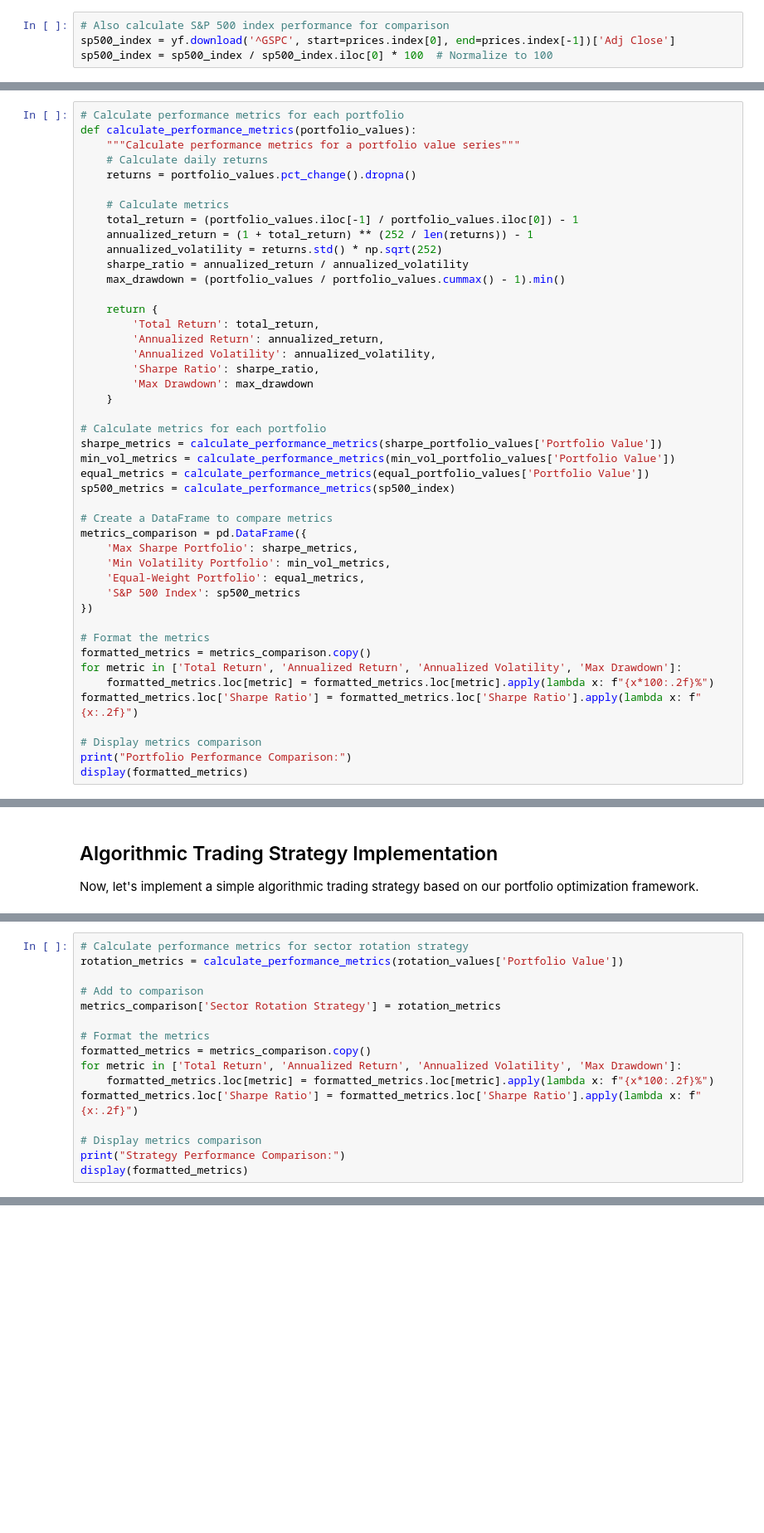
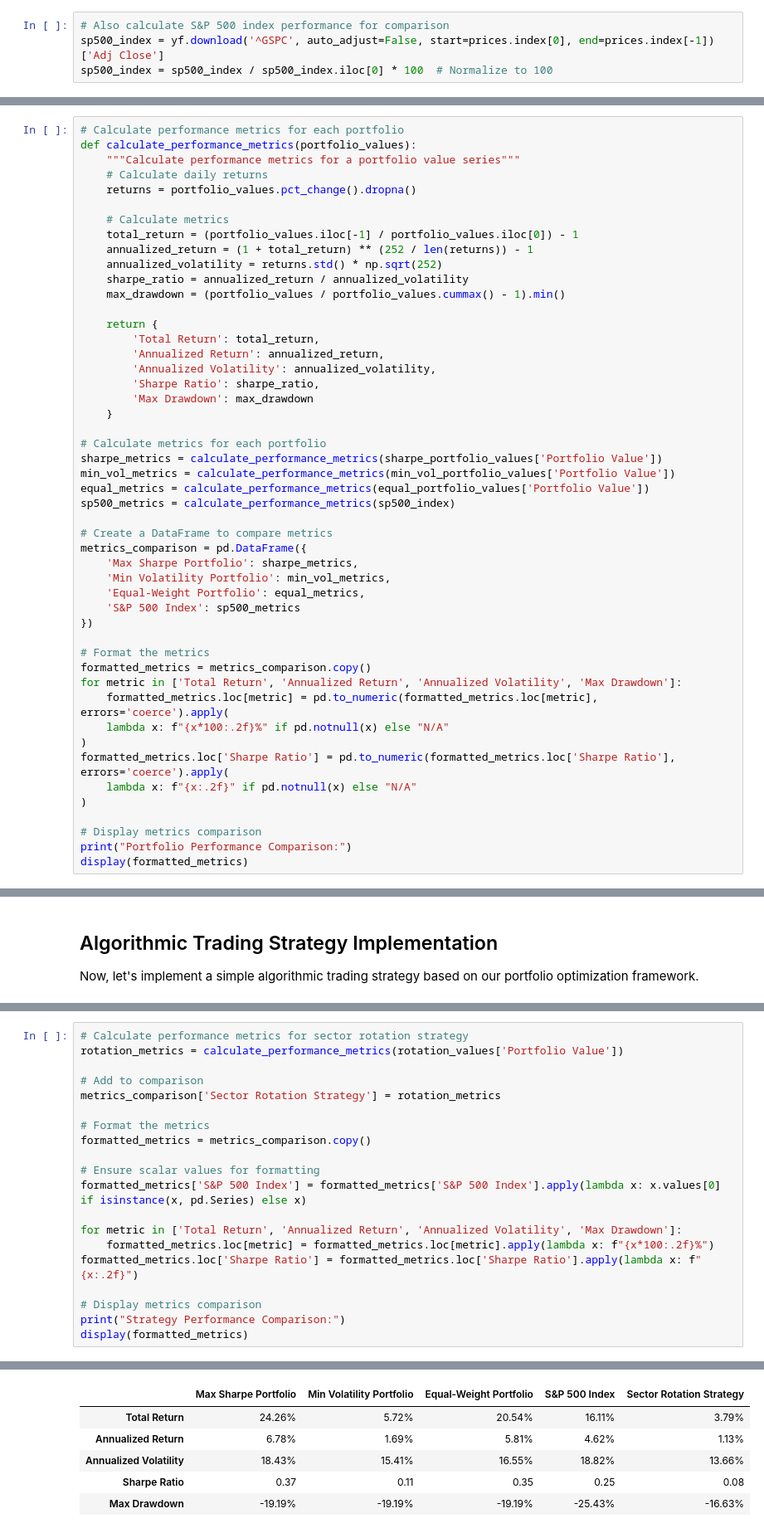
Before and after one commit to tomas-rampas/fin-math-quant-recipes, a Jupyter notebook: jupiters/03 Risk-Return Optimization for S&P 500 Sector Allocation.ipynb, the cells around one changed output, grey strips where cells are left out. Shown at 83% size. Drawn from its saved outputs; the diff is of its cells as text; blank space fills up the shorter version.

```diff
--- a/jupiters/03 Risk-Return Optimization for S&P 500 Sector Allocation.ipynb
+++ b/jupiters/03 Risk-Return Optimization for S&P 500 Sector Allocation.ipynb
@@ -483,4 +560,4 @@ equal_portfolio_values, equal_weights = backtest_portfolio_rebalancing(
 # %%
 # Also calculate S&P 500 index performance for comparison
-sp500_index = yf.download('^GSPC', start=prices.index[0], end=prices.index[-1])['Adj Close']
+sp500_index = yf.download('^GSPC', auto_adjust=False, start=prices.index[0], end=prices.index[-1])['Adj Close']
 sp500_index = sp500_index / sp500_index.iloc[0] * 100  # Normalize to 100
@@ -537,8 +618,12 @@ metrics_comparison = pd.DataFrame({
 # Format the metrics
 formatted_metrics = metrics_comparison.copy()
 for metric in ['Total Return', 'Annualized Return', 'Annualized Volatility', 'Max Drawdown']:
-    formatted_metrics.loc[metric] = formatted_metrics.loc[metric].apply(lambda x: f"{x*100:.2f}%")
-formatted_metrics.loc['Sharpe Ratio'] = formatted_metrics.loc['Sharpe Ratio'].apply(lambda x: f"{x:.2f}")
+    formatted_metrics.loc[metric] = pd.to_numeric(formatted_metrics.loc[metric], errors='coerce').apply(
+    lambda x: f"{x*100:.2f}%" if pd.notnull(x) else "N/A"
+)
+formatted_metrics.loc['Sharpe Ratio'] = pd.to_numeric(formatted_metrics.loc['Sharpe Ratio'], errors='coerce').apply(
+    lambda x: f"{x:.2f}" if pd.notnull(x) else "N/A"
+)
 
 # Display metrics comparison
 print("Portfolio Performance Comparison:")
@@ -720,6 +839,10 @@ metrics_comparison['Sector Rotation Strategy'] = rotation_metrics
 
 # Format the metrics
 formatted_metrics = metrics_comparison.copy()
+
+# Ensure scalar values for formatting
+formatted_metrics['S&P 500 Index'] = formatted_metrics['S&P 500 Index'].apply(lambda x: x.values[0] if isinstance(x, pd.Series) else x)
+
 for metric in ['Total Return', 'Annualized Return', 'Annualized Volatility', 'Max Drawdown']:
     formatted_metrics.loc[metric] = formatted_metrics.loc[metric].apply(lambda x: f"{x*100:.2f}%")
 formatted_metrics.loc['Sharpe Ratio'] = formatted_metrics.loc['Sharpe Ratio'].apply(lambda x: f"{x:.2f}")
@@ -727,3 +850,4 @@ formatted_metrics.loc['Sharpe Ratio'] = formatted_metrics.loc['Sharpe Ratio'].ap
 # Display metrics comparison
 print("Strategy Performance Comparison:")
 display(formatted_metrics)
+# %% [output]
@@ -730,3 +855,9 @@ display(formatted_metrics)
+|  | Max Sharpe Portfolio | Min Volatility Portfolio | Equal-Weight Portfolio | S&P 500 Index | Sector Rotation Strategy |
+| Total Return | 24.26% | 5.72% | 20.54% | 16.11% | 3.79% |
+| Annualized Return | 6.78% | 1.69% | 5.81% | 4.62% | 1.13% |
+| Annualized Volatility | 18.43% | 15.41% | 16.55% | 18.82% | 13.66% |
+| Sharpe Ratio | 0.37 | 0.11 | 0.35 | 0.25 | 0.08 |
+| Max Drawdown | -19.19% | -19.19% | -19.19% | -25.43% | -16.63% |
 # %%
 # Visualize sector allocation over time for the rotation strategy
 # Include cash in the visualization
```
Also changed, not shown: parts of 20 cells of this notebook, 8 other files.
